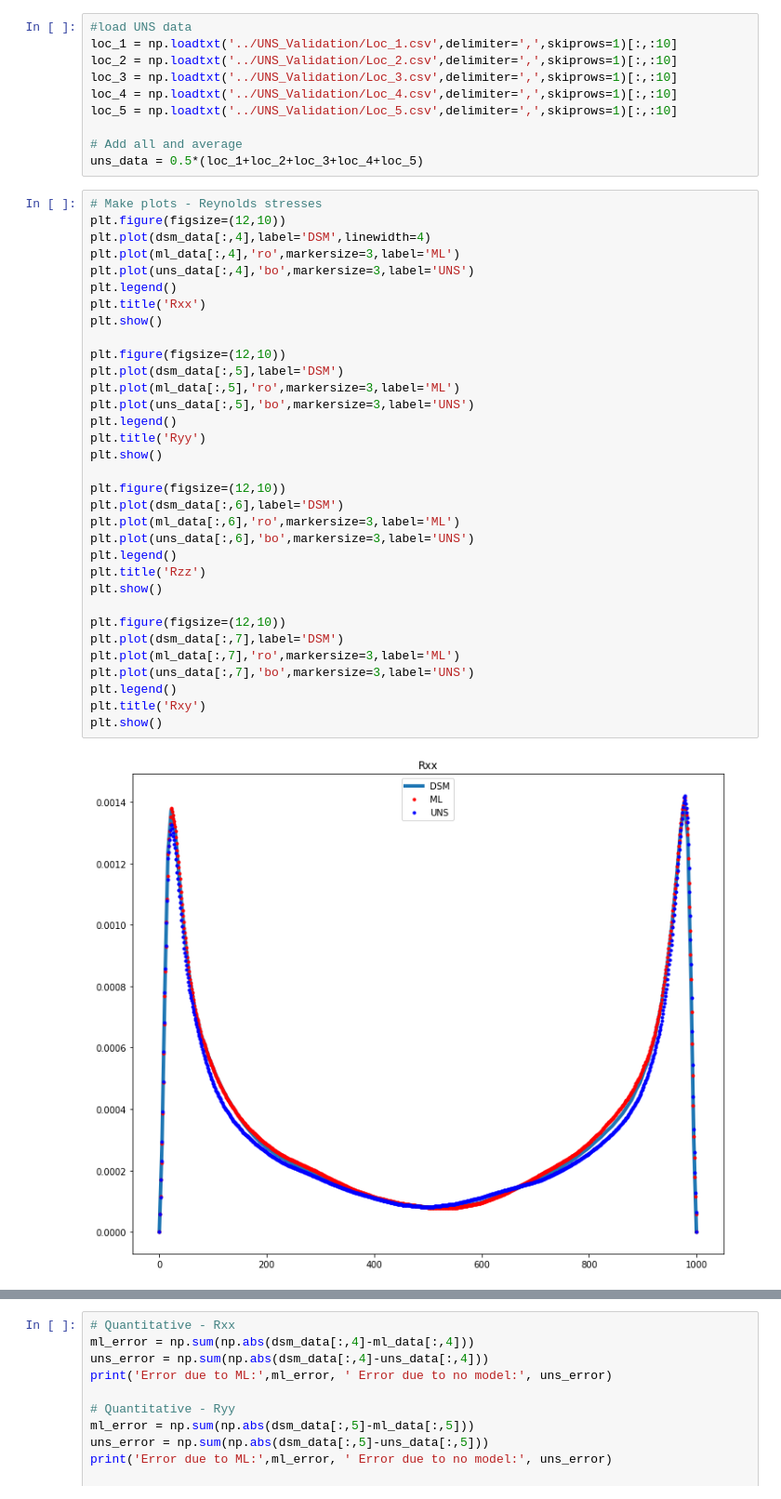
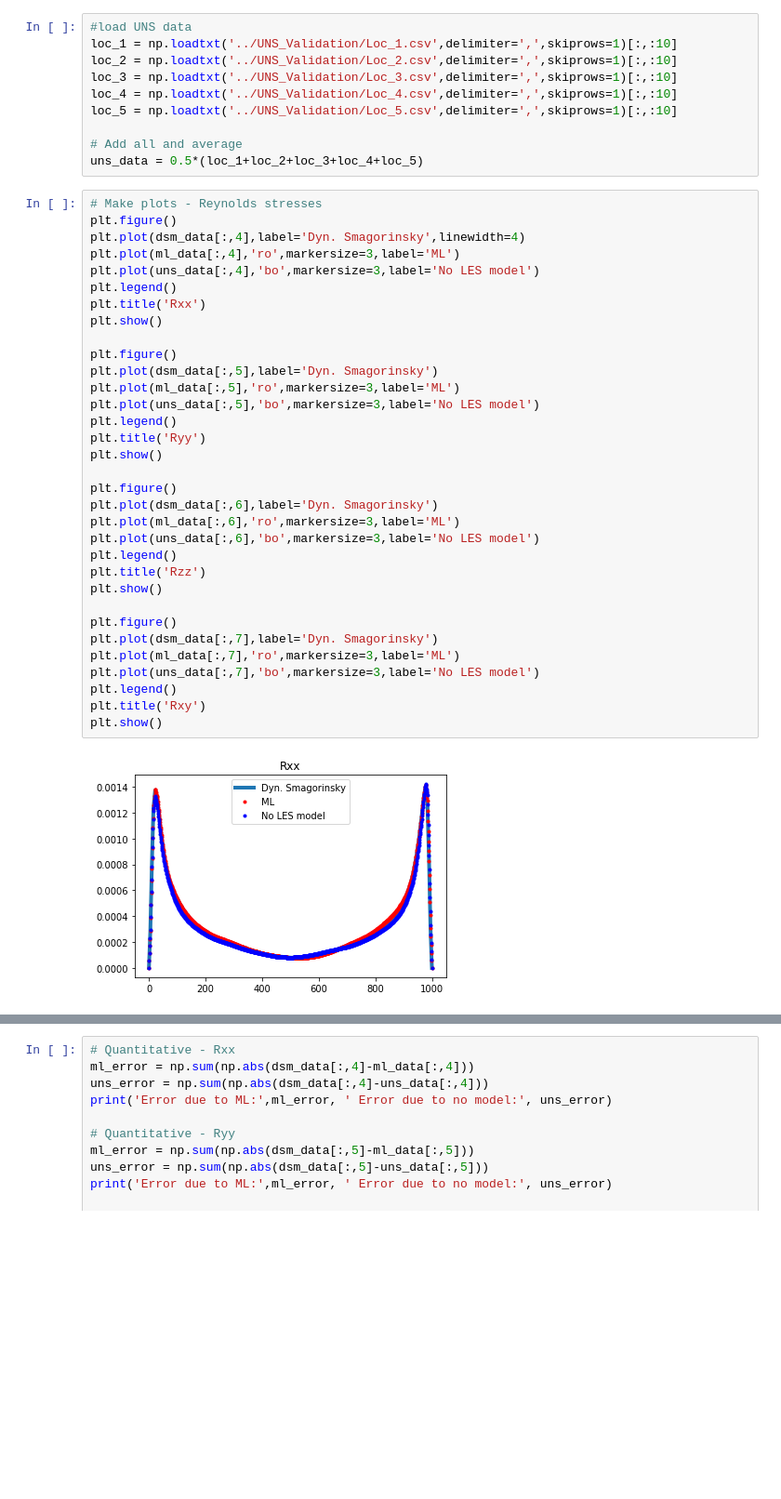
Before and after one commit to argonne-lcf/TensorFlowFoam, a Jupyter notebook: ML_LES/Comparison/Visualization.ipynb, the cells around one changed output, grey strips where cells are left out. Shown: that part at 93% size. Drawn from its saved outputs; the diff is of its cells as text; blank space fills up the shorter version.

```diff
--- a/ML_LES/Comparison/Visualization.ipynb
+++ b/ML_LES/Comparison/Visualization.ipynb
@@ -33,36 +33,36 @@ loc_5 = np.loadtxt('../UNS_Validation/Loc_5.csv',delimiter=',',skiprows=1)[:,:10
 uns_data = 0.5*(loc_1+loc_2+loc_3+loc_4+loc_5)
 # %%
 # Make plots - Reynolds stresses
-plt.figure(figsize=(12,10))
-plt.plot(dsm_data[:,4],label='DSM',linewidth=4)
+plt.figure()
+plt.plot(dsm_data[:,4],label='Dyn. Smagorinsky',linewidth=4)
 plt.plot(ml_data[:,4],'ro',markersize=3,label='ML')
-plt.plot(uns_data[:,4],'bo',markersize=3,label='UNS')
+plt.plot(uns_data[:,4],'bo',markersize=3,label='No LES model')
 plt.legend()
 plt.title('Rxx')
 plt.show()
 
-plt.figure(figsize=(12,10))
-plt.plot(dsm_data[:,5],label='DSM')
+plt.figure()
+plt.plot(dsm_data[:,5],label='Dyn. Smagorinsky')
 plt.plot(ml_data[:,5],'ro',markersize=3,label='ML')
-plt.plot(uns_data[:,5],'bo',markersize=3,label='UNS')
+plt.plot(uns_data[:,5],'bo',markersize=3,label='No LES model')
 plt.legend()
 plt.title('Ryy')
 plt.show()
 
-plt.figure(figsize=(12,10))
-plt.plot(dsm_data[:,6],label='DSM')
+plt.figure()
+plt.plot(dsm_data[:,6],label='Dyn. Smagorinsky')
 plt.plot(ml_data[:,6],'ro',markersize=3,label='ML')
-plt.plot(uns_data[:,6],'bo',markersize=3,label='UNS')
+plt.plot(uns_data[:,6],'bo',markersize=3,label='No LES model')
 plt.legend()
 plt.title('Rzz')
 plt.show()
 
-plt.figure(figsize=(12,10))
-plt.plot(dsm_data[:,7],label='DSM')
+plt.figure()
+plt.plot(dsm_data[:,7],label='Dyn. Smagorinsky')
 plt.plot(ml_data[:,7],'ro',markersize=3,label='ML')
-plt.plot(uns_data[:,7],'bo',markersize=3,label='UNS')
+plt.plot(uns_data[:,7],'bo',markersize=3,label='No LES model')
 plt.legend()
 plt.title('Rxy')
 plt.show()
 # %% [output]
-[figure, old version]
+[figure, new version]
```
Also changed, not shown: parts of 1 cell of this notebook, 5 other files.
